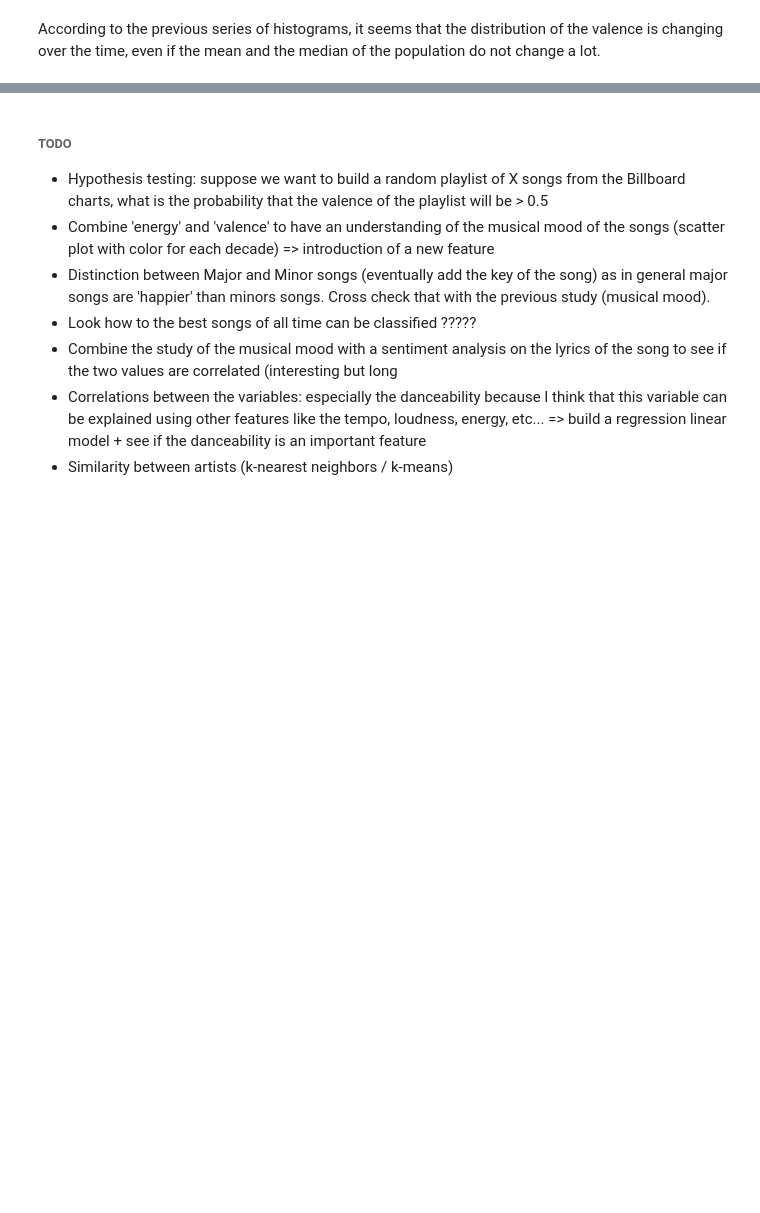
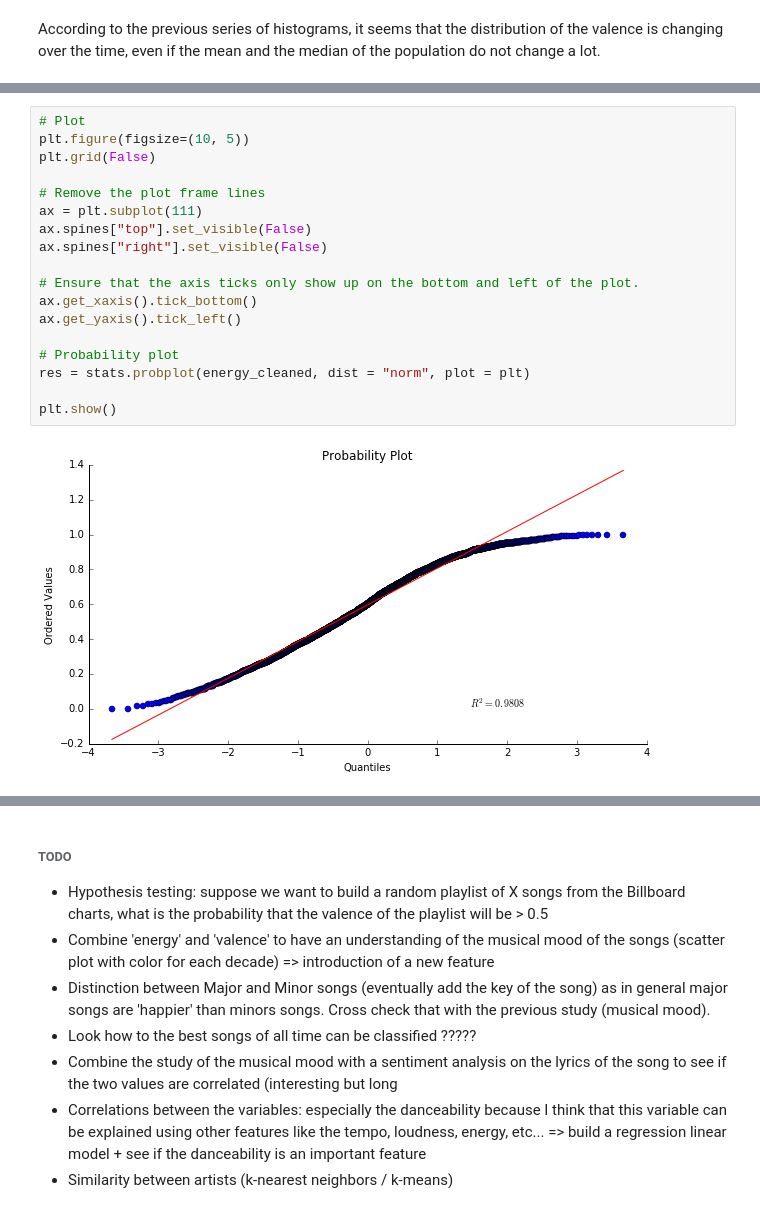
Before and after one commit to th-lucas/AOPM, a Jupyter notebook: src/Analysis_of_popular_music.ipynb, the cells around one changed output, grey strips where cells are left out. Drawn from its saved outputs; the diff is of its cells as text; blank space fills up the shorter version.

```diff
--- a/src/Analysis_of_popular_music.ipynb
+++ b/src/Analysis_of_popular_music.ipynb
@@ -254,0 +276,20 @@ weight
+# %%
+# Plot
+plt.figure(figsize=(10, 5))
+plt.grid(False)
+
+# Remove the plot frame lines
+ax = plt.subplot(111)
+ax.spines["top"].set_visible(False)
+ax.spines["right"].set_visible(False)
+
+# Ensure that the axis ticks only show up on the bottom and left of the plot.
+ax.get_xaxis().tick_bottom()
+ax.get_yaxis().tick_left()
+
+# Probability plot
+res = stats.probplot(energy_cleaned, dist = "norm", plot = plt)
+
+plt.show()
+# %% [output]
+[figure, added]
```
Also changed, not shown: parts of 27 cells of this notebook, 1 other file.
